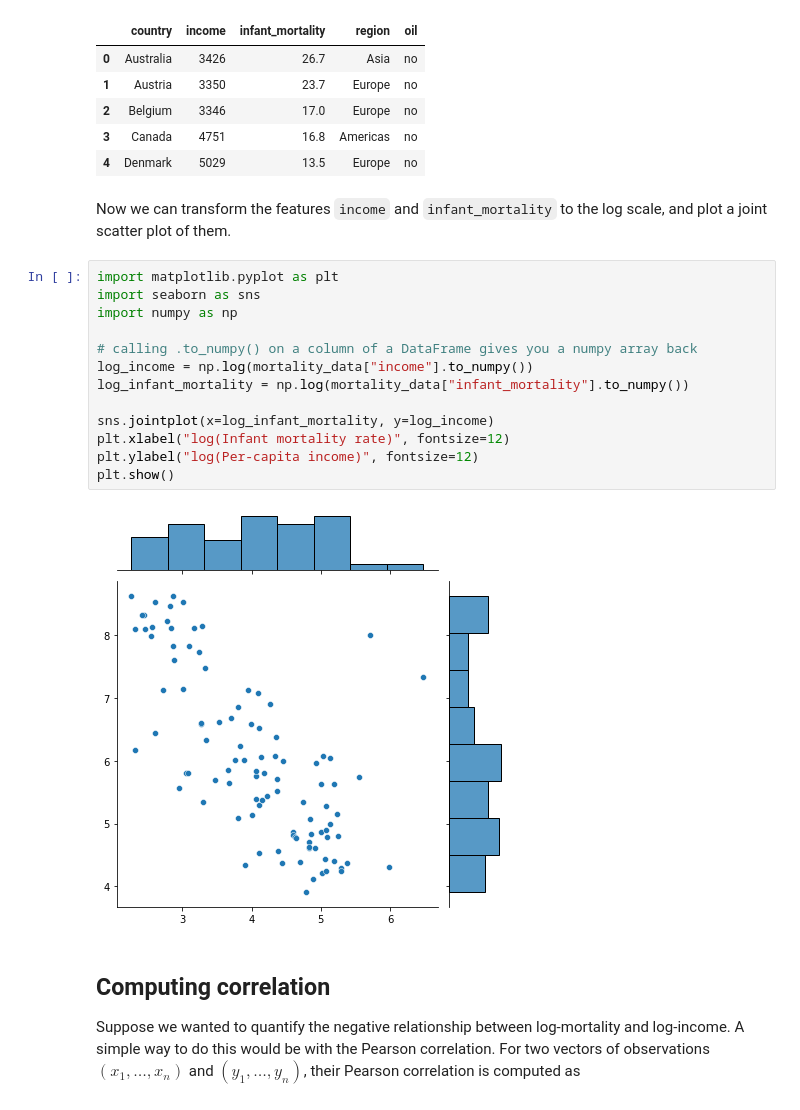
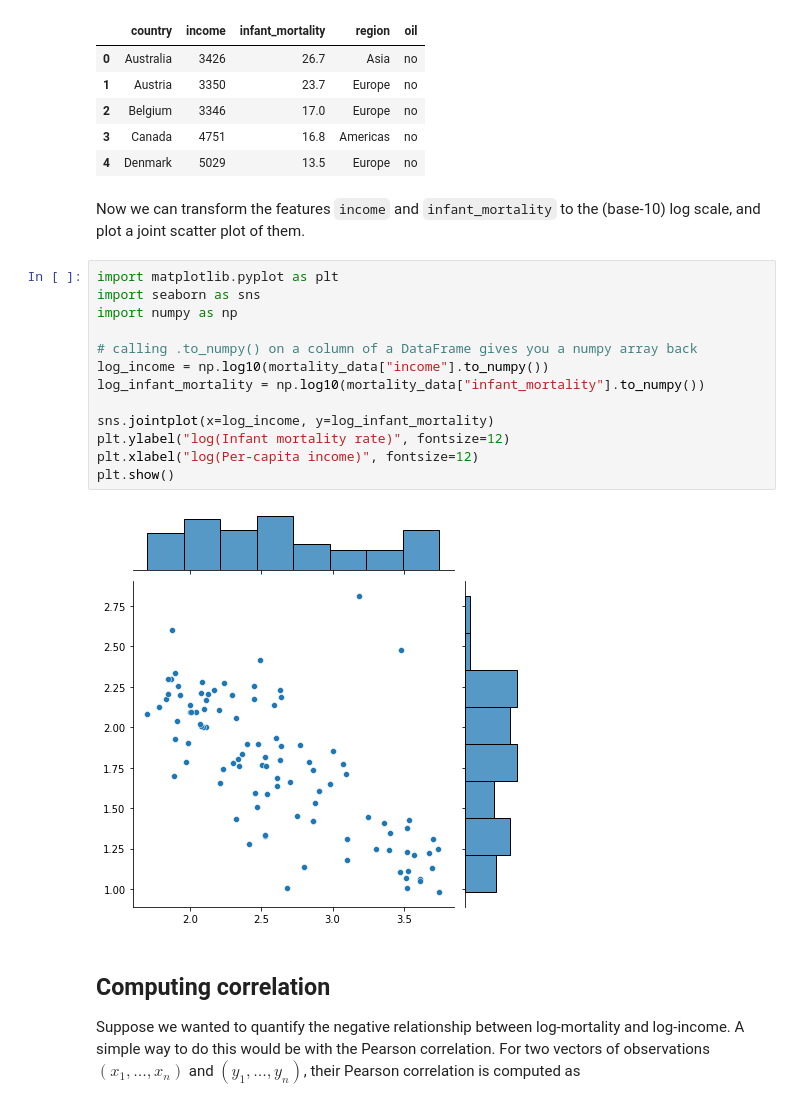
Before and after one commit to rythei/linear-models, a Jupyter notebook: _sources/content/basic_linear_regression/simple_linear_regression.ipynb, the cells around one changed output. Cells and saved outputs as stored; diff of their text form.

```diff
--- a/_sources/content/basic_linear_regression/simple_linear_regression.ipynb
+++ b/_sources/content/basic_linear_regression/simple_linear_regression.ipynb
@@ -16,22 +16,22 @@ mortality_data.head()
 | 3 | Canada | 4751 | 16.8 | Americas | no |
 | 4 | Denmark | 5029 | 13.5 | Europe | no |
 # %% [markdown]
-Now we can transform the features `income` and `infant_mortality` to the log scale, and plot a joint scatter plot of them.
+Now we can transform the features `income` and `infant_mortality` to the (base-10) log scale, and plot a joint scatter plot of them.
 # %%
 import matplotlib.pyplot as plt
 import seaborn as sns
 import numpy as np
 
 # calling .to_numpy() on a column of a DataFrame gives you a numpy array back
-log_income = np.log(mortality_data["income"].to_numpy())
-log_infant_mortality = np.log(mortality_data["infant_mortality"].to_numpy())
+log_income = np.log10(mortality_data["income"].to_numpy())
+log_infant_mortality = np.log10(mortality_data["infant_mortality"].to_numpy())
 
-sns.jointplot(x=log_infant_mortality, y=log_income)
-plt.xlabel("log(Infant mortality rate)", fontsize=12)
-plt.ylabel("log(Per-capita income)", fontsize=12)
+sns.jointplot(x=log_income, y=log_infant_mortality)
+plt.ylabel("log(Infant mortality rate)", fontsize=12)
+plt.xlabel("log(Per-capita income)", fontsize=12)
 plt.show()
 # %% [output]
-[figure, old version]
+[figure, new version]
 # %% [markdown]
 ## Computing correlation
 Suppose we wanted to quantify the negative relationship between log-mortality and log-income. A simple way to do this would be with the Pearson correlation. For two vectors of observations $(x_1,\dots, x_n)$ and $(y_1,\dots,y_n)$, their Pearson correlation is computed as
```
Also changed, not shown: parts of 13 cells of this notebook, 29 other files.
